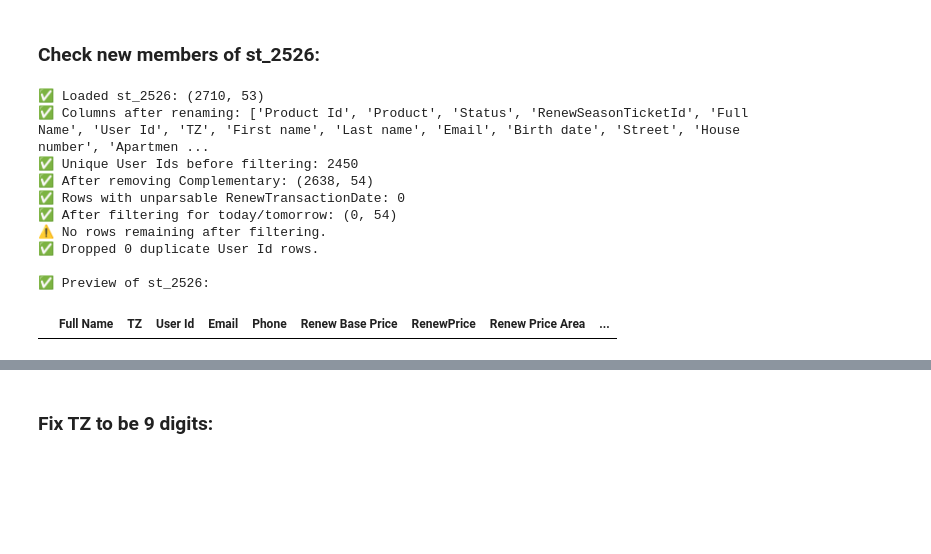
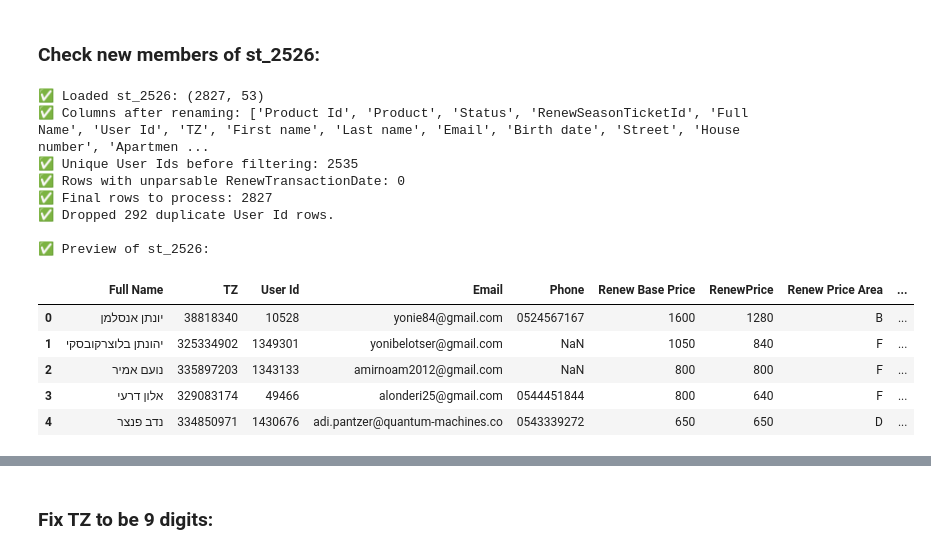
Before and after one commit to HapoelProd/GeneralRepo, a Jupyter notebook: Subscription Campaign 25_26/users.ipynb, the cells around one changed output, grey strips where cells are left out. Drawn from its saved outputs; the diff is of its cells as text; code cells hidden in the pictures; blank space fills up the shorter version.

```diff
--- a/Subscription Campaign 25_26/users.ipynb
+++ b/Subscription Campaign 25_26/users.ipynb
@@ -897,5 +1342,20 @@ from datetime import date, timedelta
 # %%
-merged_df = pd.read_excel('מאסטר קמפיין מנויים 2025_26.xlsx', sheet_name='חדש')
+merged_df = pd.read_excel('מאסטר קמפיין מנויים 2025_26.xlsx', sheet_name='היום')
+
+# 🟢 Load users file of the last day from Salesforce saved reports
+users_new = pd.read_excel('Users report-2025-07-12-22-44-40.xlsx')
+
+# Load the st members file of the last day from Roboticket
+st_2526 = pd.read_csv('List_Report_20250713084530.csv')
+
+# Load renew st members file of the last day from Roboticket
+renew = pd.read_csv('SeasonTicketRenewReport_2025-07-13.csv')
+
+# Load and clean users file of the last day from Roboticket
+users = (
+    pd.read_csv('UserCreatedReport_2025-07-13 08_45.csv')
+    .drop_duplicates(subset=['userid'])
+)
 # %% [markdown]
 ### Add users that created in sf yesterday and today:
 # %%
@@ -1192,13 +1759,7 @@ for col in cols_to_check:
 # %% [markdown]
 ### Check new members of st_2526:
 # %%
-# Load the file from robo
-st_2526 = pd.read_csv('List_Report_20250707091028.csv')
-
 print("✅ Loaded st_2526:", st_2526.shape)
-
-# Save original mapping for reference
-st_2526_reference = st_2526[['User Id', 'Fan / Company', 'assign using  ID number']].drop_duplicates().copy()
 
 # Clean seat numbers
 def clean_number(x):
@@ -1235,15 +1796,13 @@ st_2526 = st_2526.rename(columns={
     "Base price": "Renew Base Price"
 })
 
-print("✅ Columns after renaming:", list(st_2526.columns))
-
 # Validate unique User Ids before filtering
 initial_unique_ids = st_2526['User Id'].nunique()
 print("✅ Unique User Ids before filtering:", initial_unique_ids)
 
 # Remove Complementary
-st_2526 = st_2526[st_2526['RenewPriceType'] != 'Complementary']
-print("✅ After removing Complementary:", st_2526.shape)
+# st_2526 = st_2526[st_2526['RenewPriceType'] != 'Complementary']
+# print("✅ After removing Complementary:", st_2526.shape)
 
 # Convert RenewTransactionDate to datetime
 st_2526["RenewTransactionDate"] = pd.to_datetime(
@@ -1253,16 +1812,6 @@ st_2526["RenewTransactionDate"] = pd.to_datetime(
 # Validate date parsing
 na_dates = st_2526["RenewTransactionDate"].isna().sum()
 print("✅ Rows with unparsable RenewTransactionDate:", na_dates)
-
-# Get today and tomorrow
-today = date.today()
-tomorrow = today + timedelta(days=1)
-
-# Filter by date (today or tomorrow)
-st_2526 = st_2526[
-    st_2526["RenewTransactionDate"].dt.date.isin([today, tomorrow])
-]
-print("✅ After filtering for today/tomorrow:", st_2526.shape)
 
 # Check remaining rows
 if st_2526.empty:
@@ -1274,36 +1823,39 @@ else:
 st_2526 = st_2526[[
     "Full Name",
     "TZ",
     "User Id",
     "Email",
     "Phone",
     "Renew Base Price",
     "RenewPrice",
     "Renew Price Area",
     "RenewPriceType",
     "RenewSeasonTicketId",
     "Renew Seat",
     "RenewTransactionDate"
 ]]
 
 # Deduplicate by User Id
 before_dedup = st_2526.shape[0]
 st_2526 = st_2526.drop_duplicates(subset='User Id')
 after_dedup = st_2526.shape[0]
 print(f"✅ Dropped {before_dedup - after_dedup} duplicate User Id rows.")
 
 # Preview
 print("\n✅ Preview of st_2526:")
 st_2526.head()
 # %% [output]
-✅ Loaded st_2526: (2710, 53)
+✅ Loaded st_2526: (2827, 53)
 ✅ Columns after renaming: ['Product Id', 'Product', 'Status', 'RenewSeasonTicketId', 'Full Name', 'User Id', 'TZ', 'First name', 'Last name', 'Email', 'Birth date', 'Street', 'House number', 'Apartmen ...
-✅ Unique User Ids before filtering: 2450
-✅ After removing Complementary: (2638, 54)
+✅ Unique User Ids before filtering: 2535
 ✅ Rows with unparsable RenewTransactionDate: 0
-✅ After filtering for today/tomorrow: (0, 54)
-⚠️ No rows remaining after filtering.
-✅ Dropped 0 duplicate User Id rows.
+✅ Final rows to process: 2827
+✅ Dropped 292 duplicate User Id rows.
 
 ✅ Preview of st_2526:
 |  | Full Name | TZ | User Id | Email | Phone | Renew Base Price | RenewPrice | Renew Price Area | ... |
+| 0 | יונתן אנסלמן | 38818340 | 10528 | yonie84@gmail.com | 0524567167 | 1600 | 1280 | B | ... |
+| 1 | יהונתן בלוצרקובסקי | 325334902 | 1349301 | yonibelotser@gmail.com | NaN | 1050 | 840 | F | ... |
+| 2 | נועם אמיר | 335897203 | 1343133 | amirnoam2012@gmail.com | NaN | 800 | 800 | F | ... |
+| 3 | אלון דרעי | 329083174 | 49466 | alonderi25@gmail.com | 0544451844 | 800 | 640 | F | ... |
+| 4 | נדב פנצר | 334850971 | 1430676 | adi.pantzer@quantum-machines.co | 0543339272 | 650 | 650 | D | ... |
```
Also changed, not shown: parts of 44 cells of this notebook, 23 other files.
